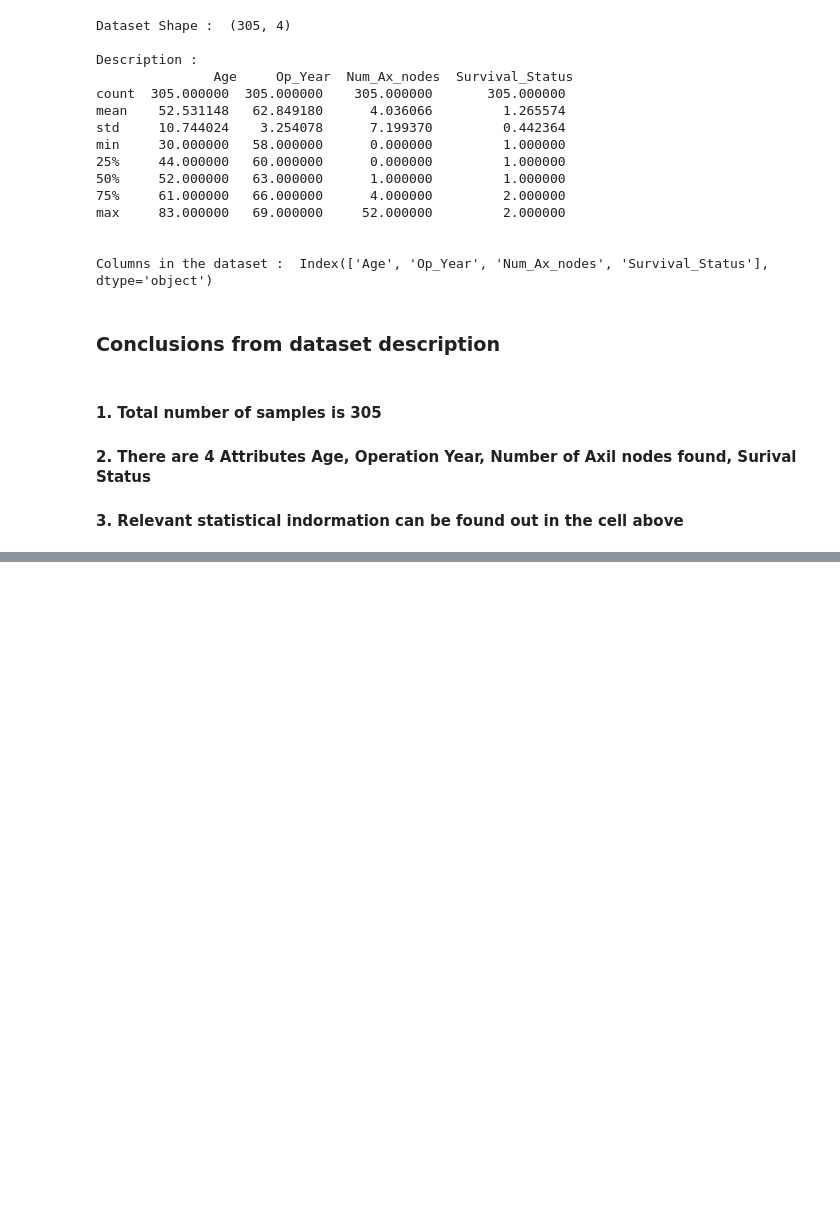
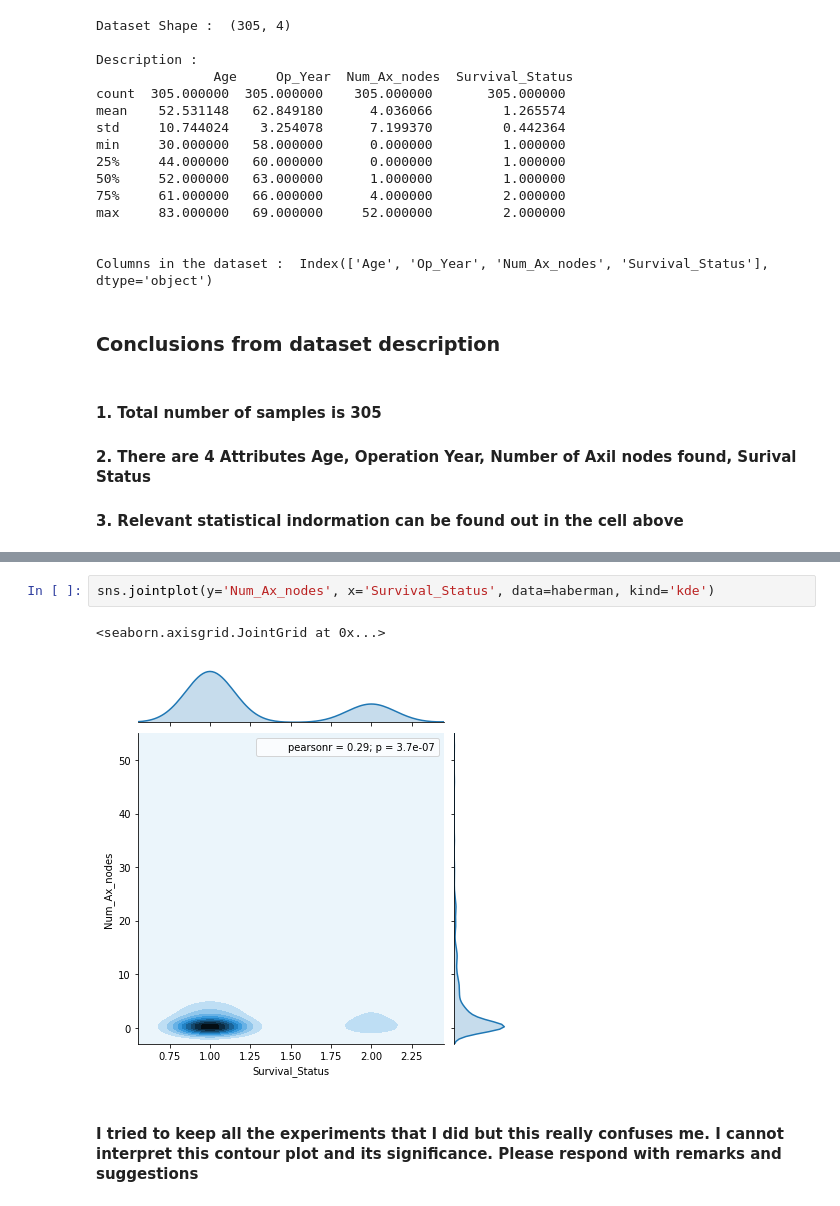
Before and after one commit to amsreekanth/ML-Archives, a Jupyter notebook: 1HabermanAnalysis.ipynb, the cells around one changed output, grey strips where cells are left out. Cells and saved outputs as stored; diff of their text form; blank space fills up the shorter version.

```diff
--- a/1HabermanAnalysis.ipynb
+++ b/1HabermanAnalysis.ipynb
@@ -55,0 +114,7 @@ plt.show()
+# %%
+sns.jointplot(y='Num_Ax_nodes', x='Survival_Status', data=haberman, kind='kde')
+# %% [output]
+<seaborn.axisgrid.JointGrid at 0x...>
+[figure, added]
+# %% [markdown]
+#### I tried to keep all the experiments that I did but this really confuses me. I cannot interpret this contour plot and its significance. Please respond with remarks and suggestions
```
Also changed, not shown: parts of 16 cells of this notebook, 1 other file.
